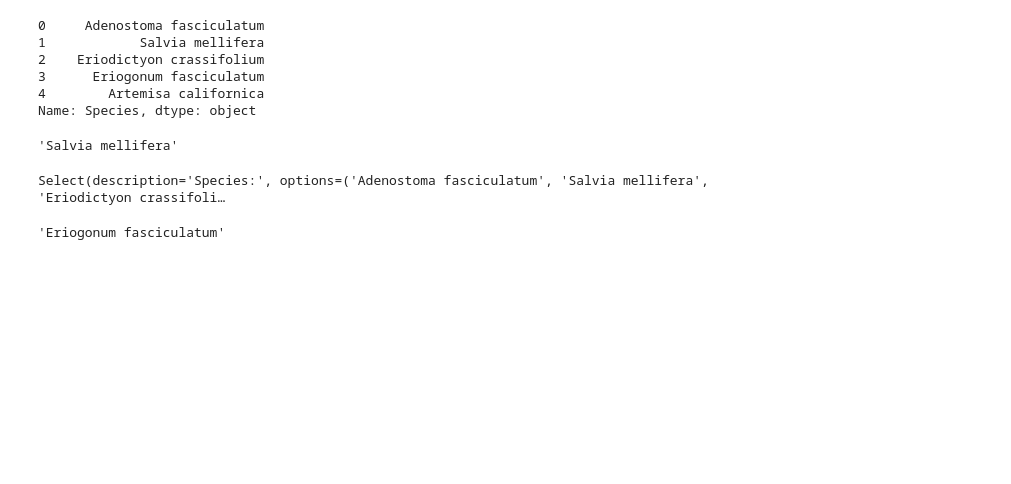
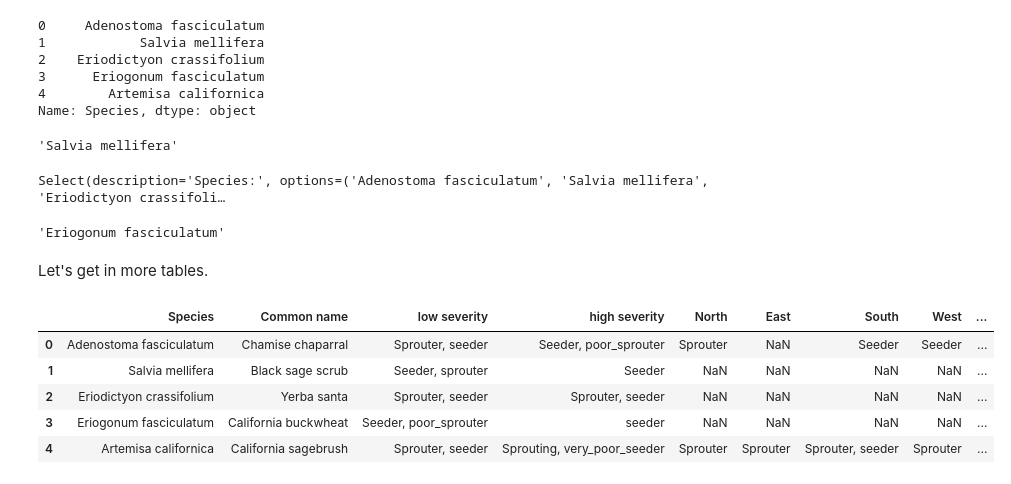
Before and after one commit to adhollander/postfire, a Jupyter notebook: Postfire_1.ipynb, the cells around one changed output. Saved outputs shown, nothing was run; the diff lists cells and outputs as text; code cells hidden in the pictures; blank space fills up the shorter version.

Commit message:
Added in more tables

```diff
--- a/Postfire_1.ipynb
+++ b/Postfire_1.ipynb
@@ -74,3 +74,15 @@ specchoice.value
 'Eriogonum fasciculatum'
 # %%
 specchoice.value = "Salvia mellifera"
+# %% [markdown]
+Let's get in more tables.
+# %%
+    traits2a = pd.read_csv("./Traits_for_import_2a.csv", delimiter=",")
+    traits2a
+# %% [output]
+|  | Species | Common name | low severity | high severity | North | East | South | West | ... |
+| 0 | Adenostoma fasciculatum | Chamise chaparral | Sprouter, seeder | Seeder, poor_sprouter | Sprouter | NaN | Seeder | Seeder | ... |
+| 1 | Salvia mellifera | Black sage scrub | Seeder, sprouter | Seeder | NaN | NaN | NaN | NaN | ... |
+| 2 | Eriodictyon crassifolium | Yerba santa | Sprouter, seeder | Sprouter, seeder | NaN | NaN | NaN | NaN | ... |
+| 3 | Eriogonum fasciculatum | California buckwheat | Seeder, poor_sprouter | seeder | NaN | NaN | NaN | NaN | ... |
+| 4 | Artemisa californica | California sagebrush | Sprouter, seeder | Sprouting, very_poor_seeder | Sprouter | Sprouter | Sprouter, seeder | Sprouter | ... |
```
Also changed, not shown: parts of 3 cells of this notebook, 4 other files.
